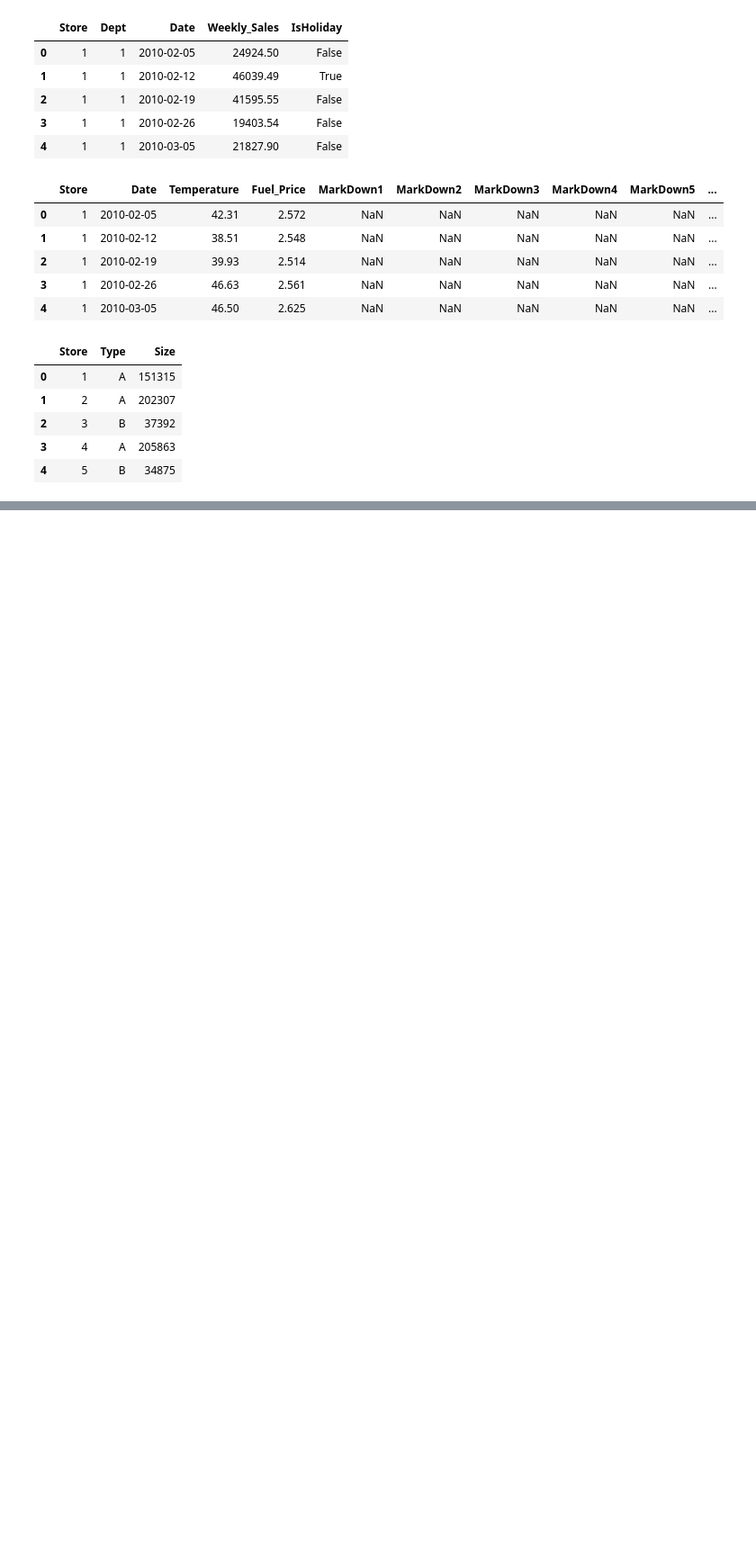
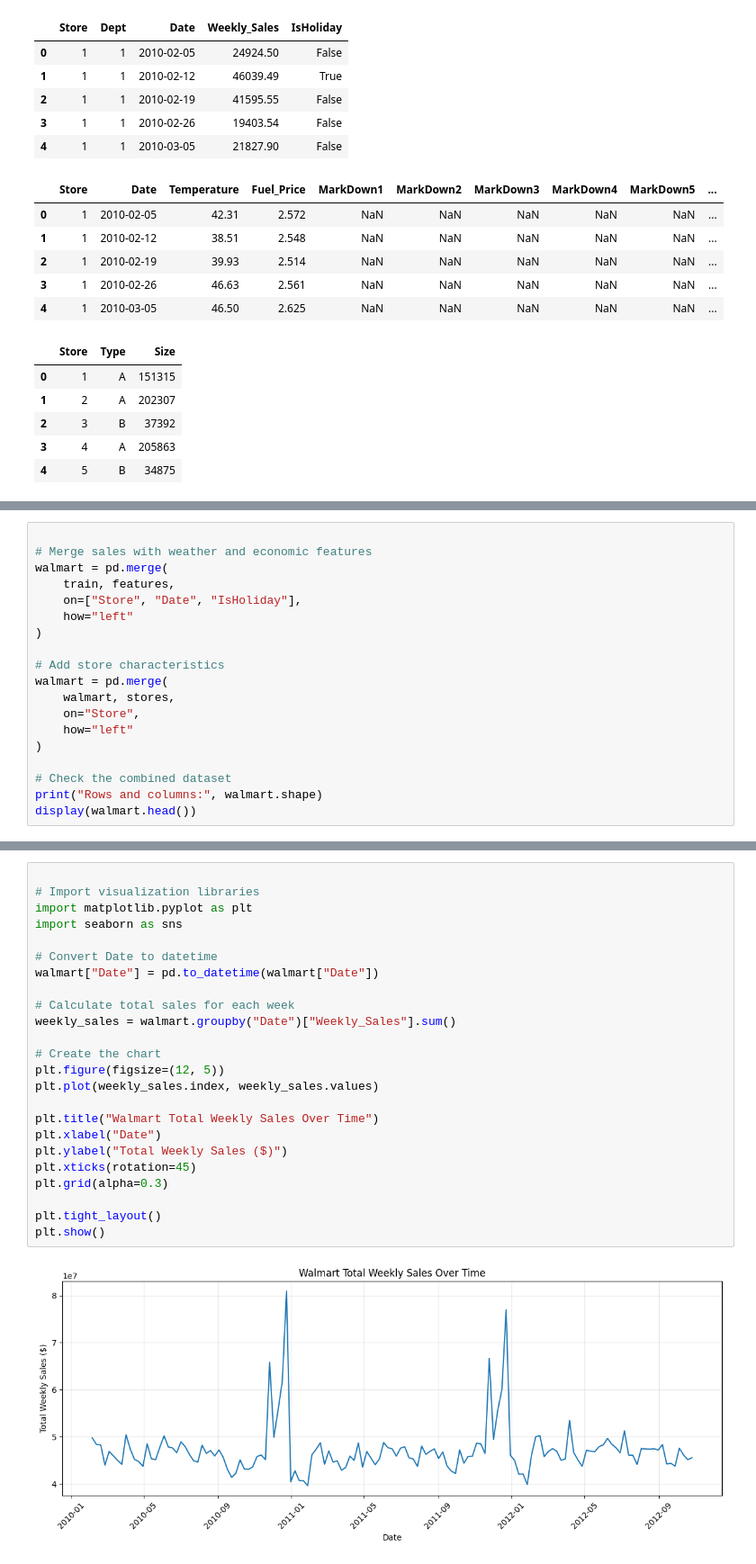
Before and after one commit to asabraunfreck/IS4487-Group-Project, a Jupyter notebook: Final_Project.ipynb, the cells around one changed output, grey strips where cells are left out. Shown at 90% size. Saved outputs shown, nothing was run; the diff lists cells and outputs as text; blank space fills up the shorter version.

```diff
--- a/Final_Project.ipynb
+++ b/Final_Project.ipynb
@@ -76,0 +86,19 @@ display(stores.head())
+# %%
+
+# Merge sales with weather and economic features
+walmart = pd.merge(
+    train, features,
+    on=["Store", "Date", "IsHoliday"],
+    how="left"
+)
+
+# Add store characteristics
+walmart = pd.merge(
+    walmart, stores,
+    on="Store",
+    how="left"
+)
+
+# Check the combined dataset
+print("Rows and columns:", walmart.shape)
+display(walmart.head())
@@ -76,0 +368,26 @@ display(stores.head())
+# %%
+
+# Import visualization libraries
+import matplotlib.pyplot as plt
+import seaborn as sns
+
+# Convert Date to datetime
+walmart["Date"] = pd.to_datetime(walmart["Date"])
+
+# Calculate total sales for each week
+weekly_sales = walmart.groupby("Date")["Weekly_Sales"].sum()
+
+# Create the chart
+plt.figure(figsize=(12, 5))
+plt.plot(weekly_sales.index, weekly_sales.values)
+
+plt.title("Walmart Total Weekly Sales Over Time")
+plt.xlabel("Date")
+plt.ylabel("Total Weekly Sales ($)")
+plt.xticks(rotation=45)
+plt.grid(alpha=0.3)
+
+plt.tight_layout()
+plt.show()
+# %% [output]
+[figure, added]
```
Also changed, not shown: parts of 34 cells of this notebook.
